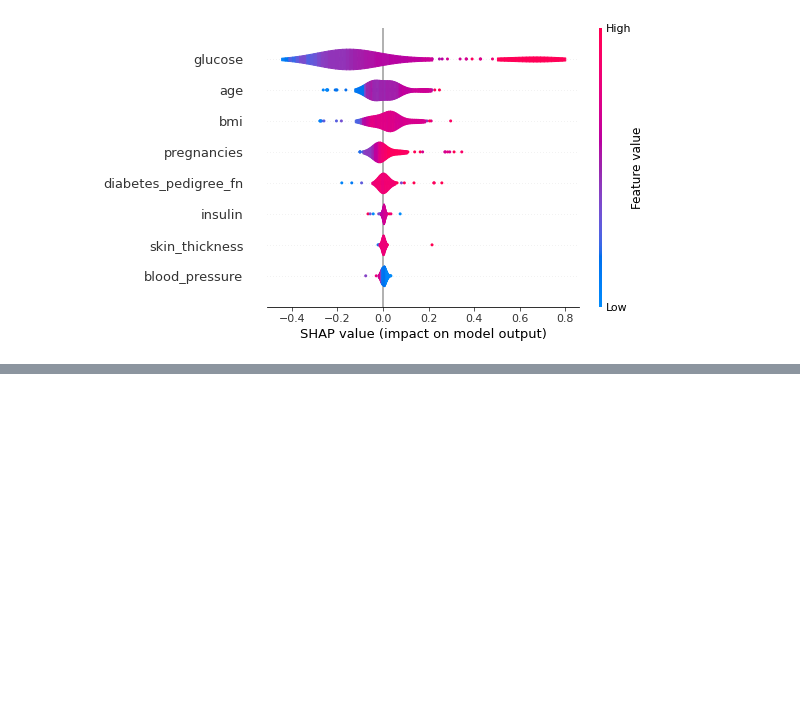
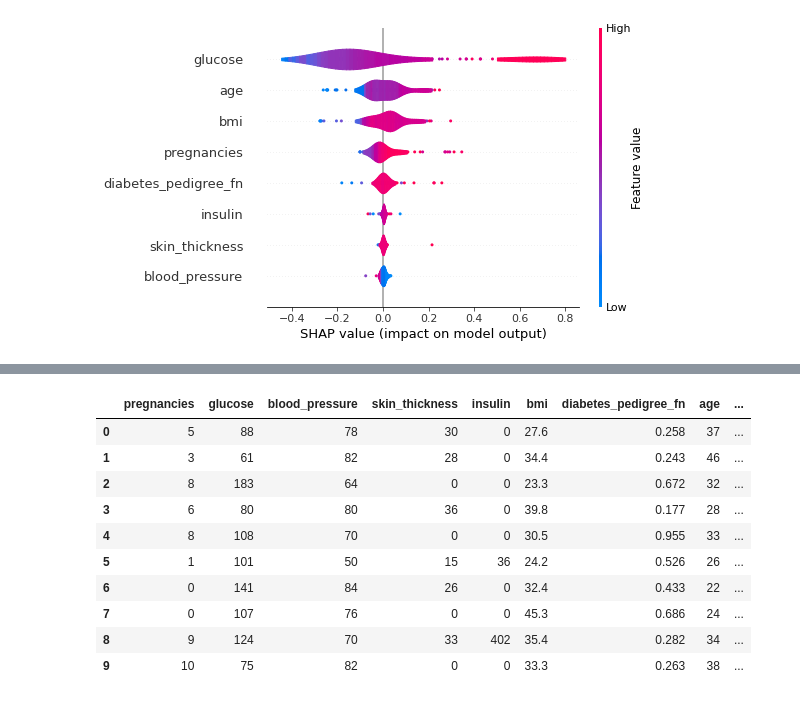
Before and after one commit to BrayannQuevedoBenito/Parcial2, a Jupyter notebook: Parcial2.ipynb, the cells around one changed output, grey strips where cells are left out. Cells and saved outputs as stored; diff of their text form; code cells hidden in the pictures; blank space fills up the shorter version.

```diff
--- a/Parcial2.ipynb
+++ b/Parcial2.ipynb
@@ -223,0 +263,15 @@ shap.summary_plot(shap_values, plot_type = 'violin')
+# %%
+df['probabilty']=df['probabilty'].apply(nuevo_ajuste)
+df.head(10)
+# %% [output]
+|  | pregnancies | glucose | blood_pressure | skin_thickness | insulin | bmi | diabetes_pedigree_fn | age | ... |
+| 0 | 5 | 88 | 78 | 30 | 0 | 27.6 | 0.258 | 37 | ... |
+| 1 | 3 | 61 | 82 | 28 | 0 | 34.4 | 0.243 | 46 | ... |
+| 2 | 8 | 183 | 64 | 0 | 0 | 23.3 | 0.672 | 32 | ... |
+| 3 | 6 | 80 | 80 | 36 | 0 | 39.8 | 0.177 | 28 | ... |
+| 4 | 8 | 108 | 70 | 0 | 0 | 30.5 | 0.955 | 33 | ... |
+| 5 | 1 | 101 | 50 | 15 | 36 | 24.2 | 0.526 | 26 | ... |
+| 6 | 0 | 141 | 84 | 26 | 0 | 32.4 | 0.433 | 22 | ... |
+| 7 | 0 | 107 | 76 | 0 | 0 | 45.3 | 0.686 | 24 | ... |
+| 8 | 9 | 124 | 70 | 33 | 402 | 35.4 | 0.282 | 34 | ... |
+| 9 | 10 | 75 | 82 | 0 | 0 | 33.3 | 0.263 | 38 | ... |
```
Also changed, not shown: parts of 12 cells of this notebook.
